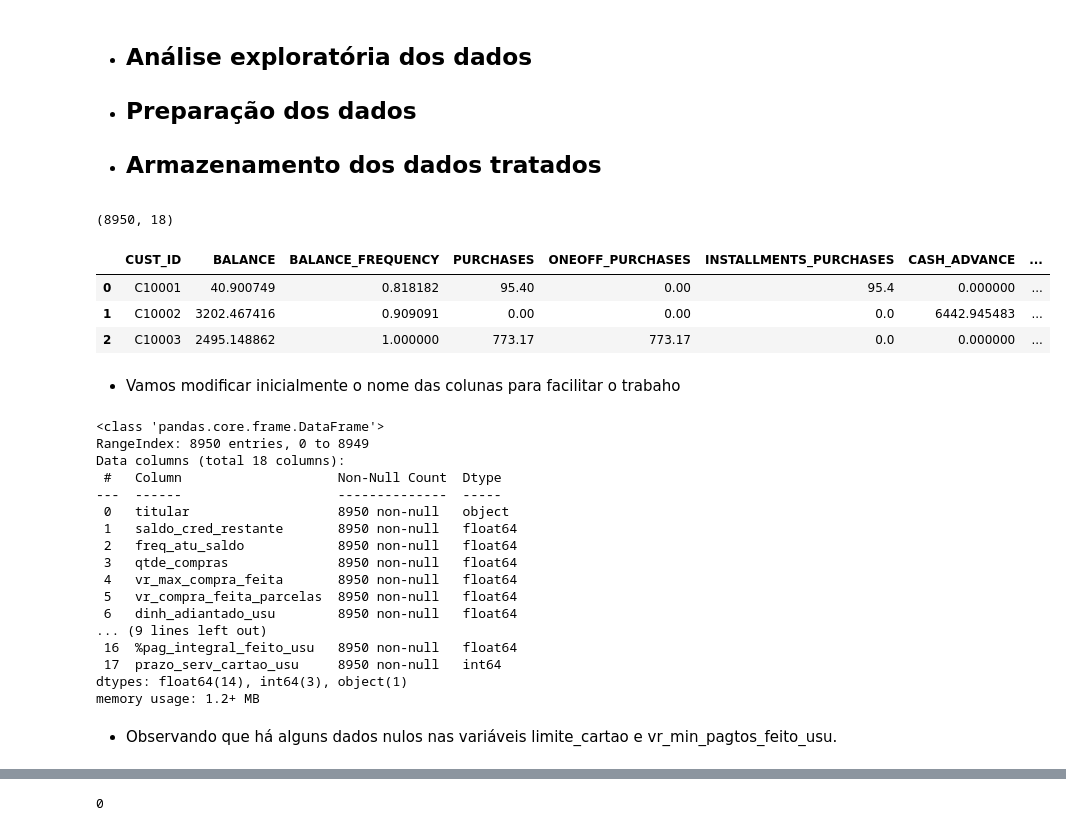
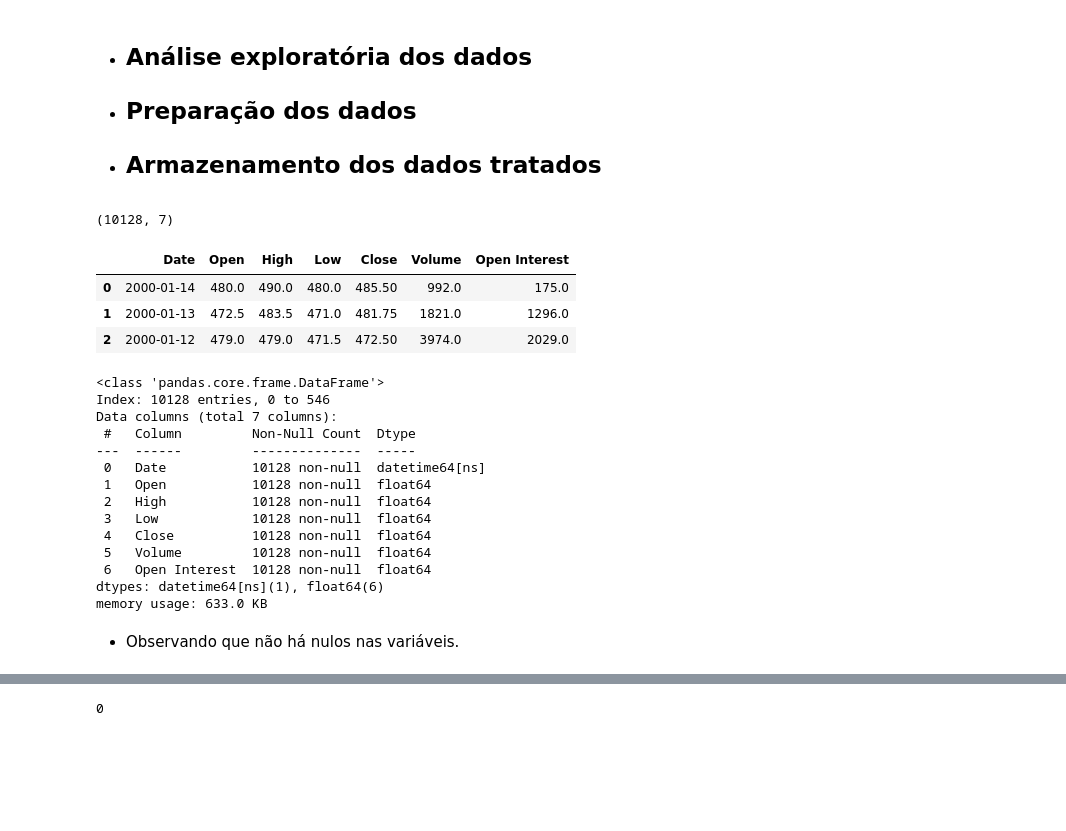
Before and after one commit to jairobernardesjunior/019_Financial_reinforcement_project_soybean_buy_sell_hold, a Jupyter notebook: 01 scvm_analisa.ipynb, the cells around one changed output, grey strips where cells are left out. Cells and saved outputs as stored; diff of their text form; code cells hidden in the pictures; blank space fills up the shorter version.

Commit message:
codificação da analise e tratamento dos dados

```diff
--- a/01 scvm_analisa.ipynb
+++ b/01 scvm_analisa.ipynb
@@ -57,15 +58,20 @@ df_card = pd.read_csv('dataset/Credit_Card_GENERAL.csv', sep=',')
+# %%
+df_soy = pd.read_csv('dataset/CME_SF2000.csv', sep=',')
+
+for ano in range(2001, 2023):
+    dfx = pd.read_csv('dataset/CME_SF' + str(ano) + '.csv', sep=',')
+    df_soy = pd.concat([df_soy, dfx], axis=0)
+    #print(ano)
 # %%
 # verificando a quantidade de linhas e colunas do dataframe
-df_card.shape
+df_soy.shape
 # %% [output]
-(8950, 18)
+(10128, 7)
 # %%
 # reconhecendo as primeiras linhas do dataframe
-df_card.head(3)
+df_soy.head(3)
 # %% [output]
-|  | CUST_ID | BALANCE | BALANCE_FREQUENCY | PURCHASES | ONEOFF_PURCHASES | INSTALLMENTS_PURCHASES | CASH_ADVANCE | ... |
-| 0 | C10001 | 40.900749 | 0.818182 | 95.40 | 0.00 | 95.4 | 0.000000 | ... |
-| 1 | C10002 | 3202.467416 | 0.909091 | 0.00 | 0.00 | 0.0 | 6442.945483 | ... |
-| 2 | C10003 | 2495.148862 | 1.000000 | 773.17 | 773.17 | 0.0 | 0.000000 | ... |
+|  | Date | Open | High | Low | Close | Volume | Open Interest |
+| 0 | 2000-01-14 | 480.0 | 490.0 | 480.0 | 485.50 | 992.0 | 175.0 |
+| 1 | 2000-01-13 | 472.5 | 483.5 | 471.0 | 481.75 | 1821.0 | 1296.0 |
+| 2 | 2000-01-12 | 479.0 | 479.0 | 471.5 | 472.50 | 3974.0 | 2029.0 |
-# %% [markdown]
-- Vamos modificar inicialmente o nome das colunas para facilitar o trabaho
@@ -81,26 +81,23 @@ df_card.columns = ['titular', 'saldo_cred_restante', 'freq_atu_saldo', 'qtde_com
 # verificando a renomeação das colunas
 # reconhecendo as variáveis disponíveis
 # verificando se há dados nulos
-df_card.info()
+df_soy.info()
 # %% [output]
 <class 'pandas.core.frame.DataFrame'>
-RangeIndex: 8950 entries, 0 to 8949
-Data columns (total 18 columns):
- #   Column                    Non-Null Count  Dtype
----  ------                    --------------  -----
- 0   titular                   8950 non-null   object
- 1   saldo_cred_restante       8950 non-null   float64
- 2   freq_atu_saldo            8950 non-null   float64
- 3   qtde_compras              8950 non-null   float64
- 4   vr_max_compra_feita       8950 non-null   float64
- 5   vr_compra_feita_parcelas  8950 non-null   float64
- 6   dinh_adiantado_usu        8950 non-null   float64
-... (9 lines left out)
- 16  %pag_integral_feito_usu   8950 non-null   float64
- 17  prazo_serv_cartao_usu     8950 non-null   int64
-dtypes: float64(14), int64(3), object(1)
-memory usage: 1.2+ MB
+Index: 10128 entries, 0 to 546
+Data columns (total 7 columns):
+ #   Column         Non-Null Count  Dtype
+---  ------         --------------  -----
+ 0   Date           10128 non-null  datetime64[ns]
+ 1   Open           10128 non-null  float64
+ 2   High           10128 non-null  float64
+ 3   Low            10128 non-null  float64
+ 4   Close          10128 non-null  float64
+ 5   Volume         10128 non-null  float64
+ 6   Open Interest  10128 non-null  float64
+dtypes: datetime64[ns](1), float64(6)
+memory usage: 633.0 KB
 # %% [markdown]
-- Observando que há alguns dados nulos nas variáveis limite_cartao e vr_min_pagtos_feito_usu.
+- Observando que não há nulos nas variáveis.
 # %%
 # confirmando a inexistência de nulos
```
Also changed, not shown: parts of 36 cells of this notebook, 4 other files.
